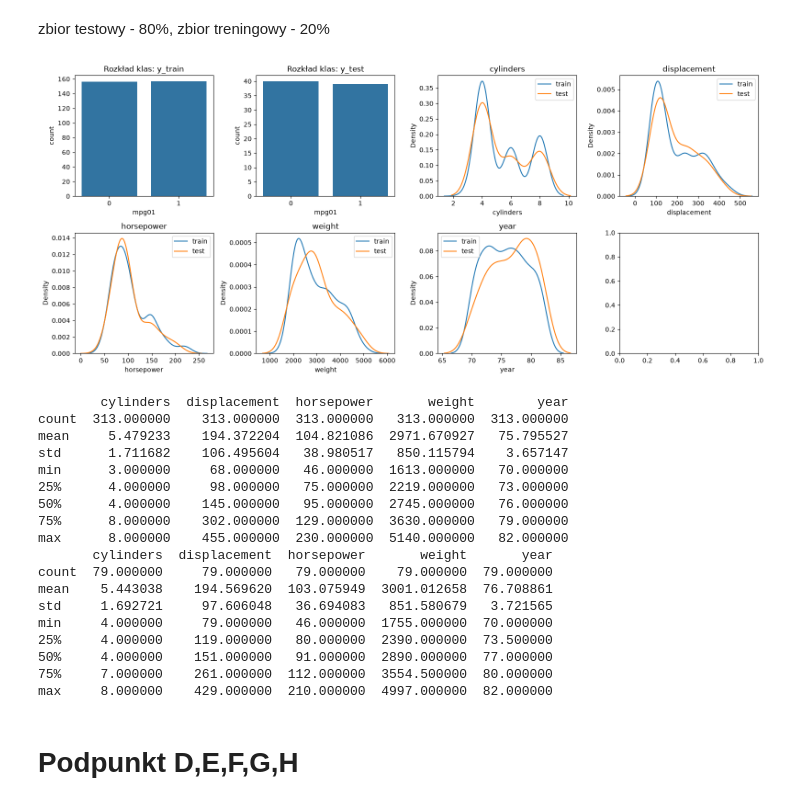
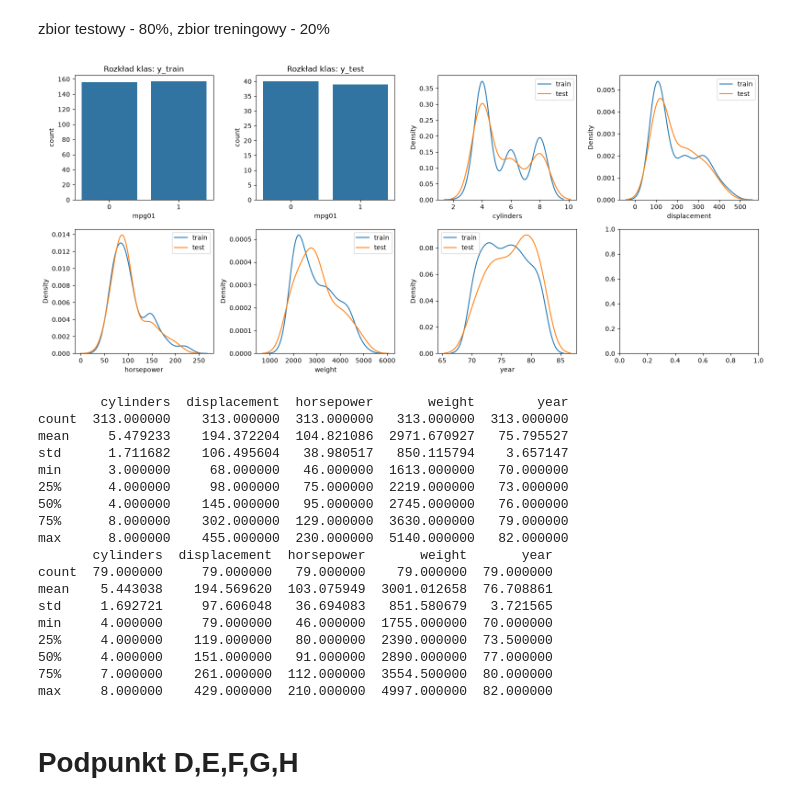
Before and after one commit to Ssulkow/uczenie_masyznowe, a Jupyter notebook: Zadanie14.ipynb, the cells around one changed output. Saved outputs shown, nothing was run; the diff lists cells and outputs as text; code cells hidden in the pictures.

```diff
--- a/Zadanie14.ipynb
+++ b/Zadanie14.ipynb
@@ -78,30 +78,29 @@ zbior testowy - 80%, zbior treningowy - 20%
 # %%
 X = Auto[['cylinders', 'displacement', 'horsepower', 'weight', 'year']]
 Y = Auto['mpg01']
 x_train,x_test,y_train,y_test = train_test_split(X,Y,test_size=0.2,random_state=42,stratify=Y)
 fig, axes = plt.subplots(2, 4, figsize=(16, 7))
 axes = axes.flatten()
 
 sns.countplot(x=y_train, ax=axes[0])
 axes[0].set_title('Rozkład klas: y_train')
 
 sns.countplot(x=y_test, ax=axes[1])
 axes[1].set_title('Rozkład klas: y_test')
 
 
 for i,kol in enumerate(X.columns,start=2):
     sns.kdeplot(x_train[kol],label='train',ax=axes[i])
     sns.kdeplot(x_test[kol],label='test',ax=axes[i])
-    axes[i].set_title(kol)
     axes[i].legend()
 
 
 plt.tight_layout()
 plt.show()
 print(x_train.describe())
 print(x_test.describe())
 # %% [output]
-[figure, old version]
+[figure, new version]
         cylinders  displacement  horsepower       weight        year
 count  313.000000    313.000000  313.000000   313.000000  313.000000
 mean     5.479233    194.372204  104.821086  2971.670927   75.795527
```
Also changed, not shown: parts of 3 cells of this notebook.
